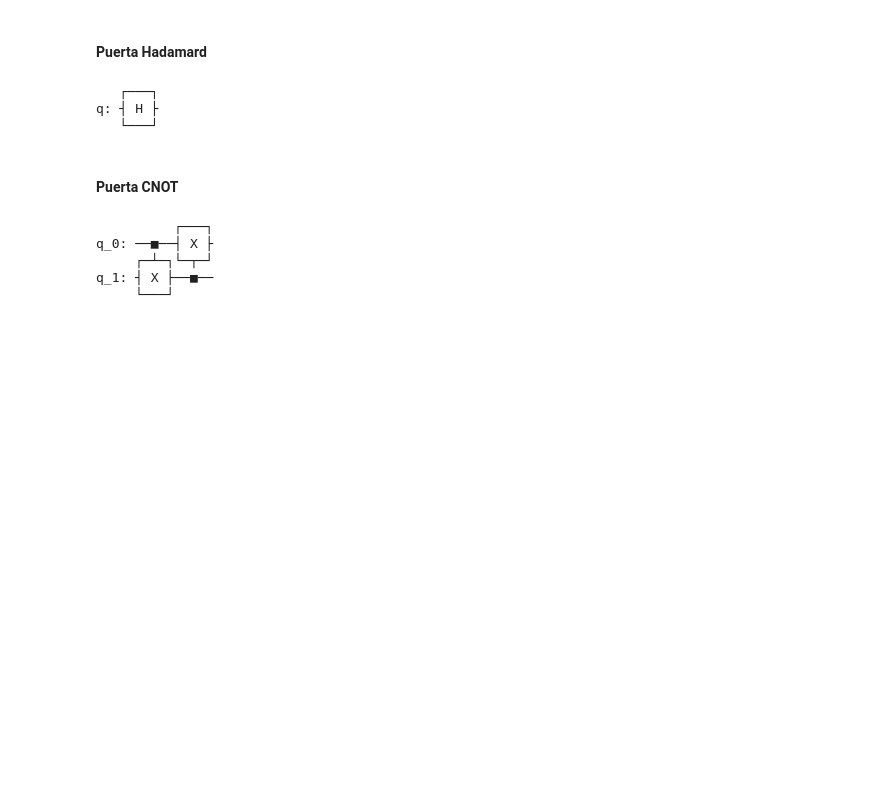
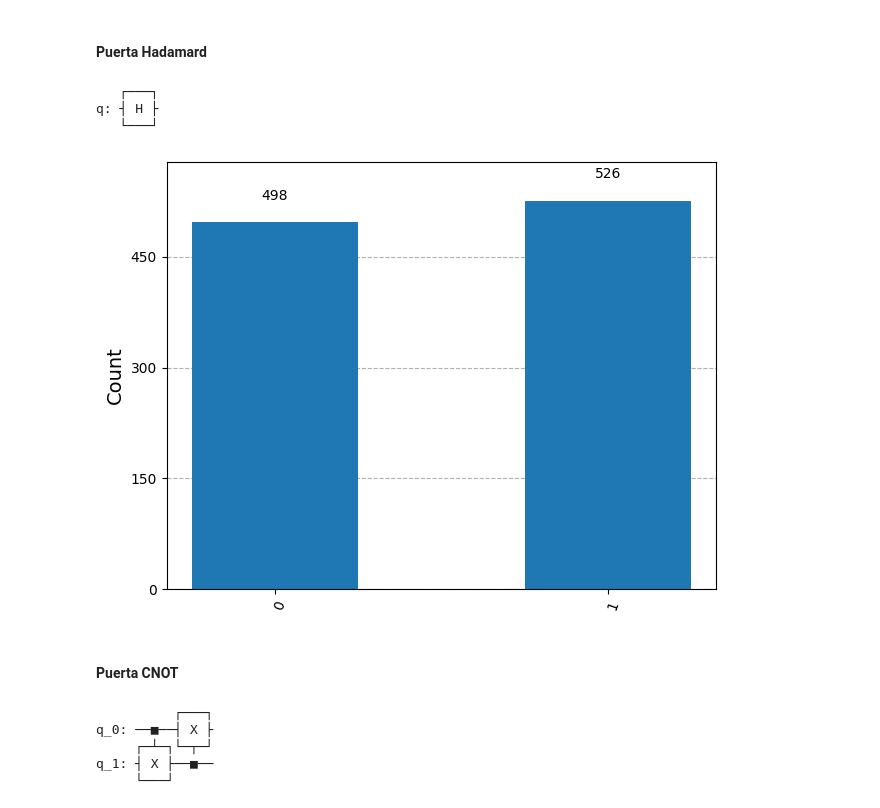
Before and after one commit to pelahumi/RSA, a Jupyter notebook: Quantum/fundamentals.ipynb, the cells around one changed output. Drawn from its saved outputs; the diff is of its cells as text; code cells hidden in the pictures; blank space fills up the shorter version.

```diff
--- a/Quantum/fundamentals.ipynb
+++ b/Quantum/fundamentals.ipynb
@@ -75,6 +97,14 @@ qc.draw()
    ┌───┐
 q: ┤ H ├
    └───┘
+# %%
+# Mostramos histograma de probabilidades
+backend = Aer.get_backend('qasm_simulator')
+result = backend.run(transpile(qc, backend)).result()
+counts = result.get_counts()
+plot_histogram(counts)
+# %% [output]
+[figure, added]
 # %% [markdown]
 #### Puerta CNOT
 # %%
```
Also changed, not shown: parts of 11 cells of this notebook, 4 other files.
